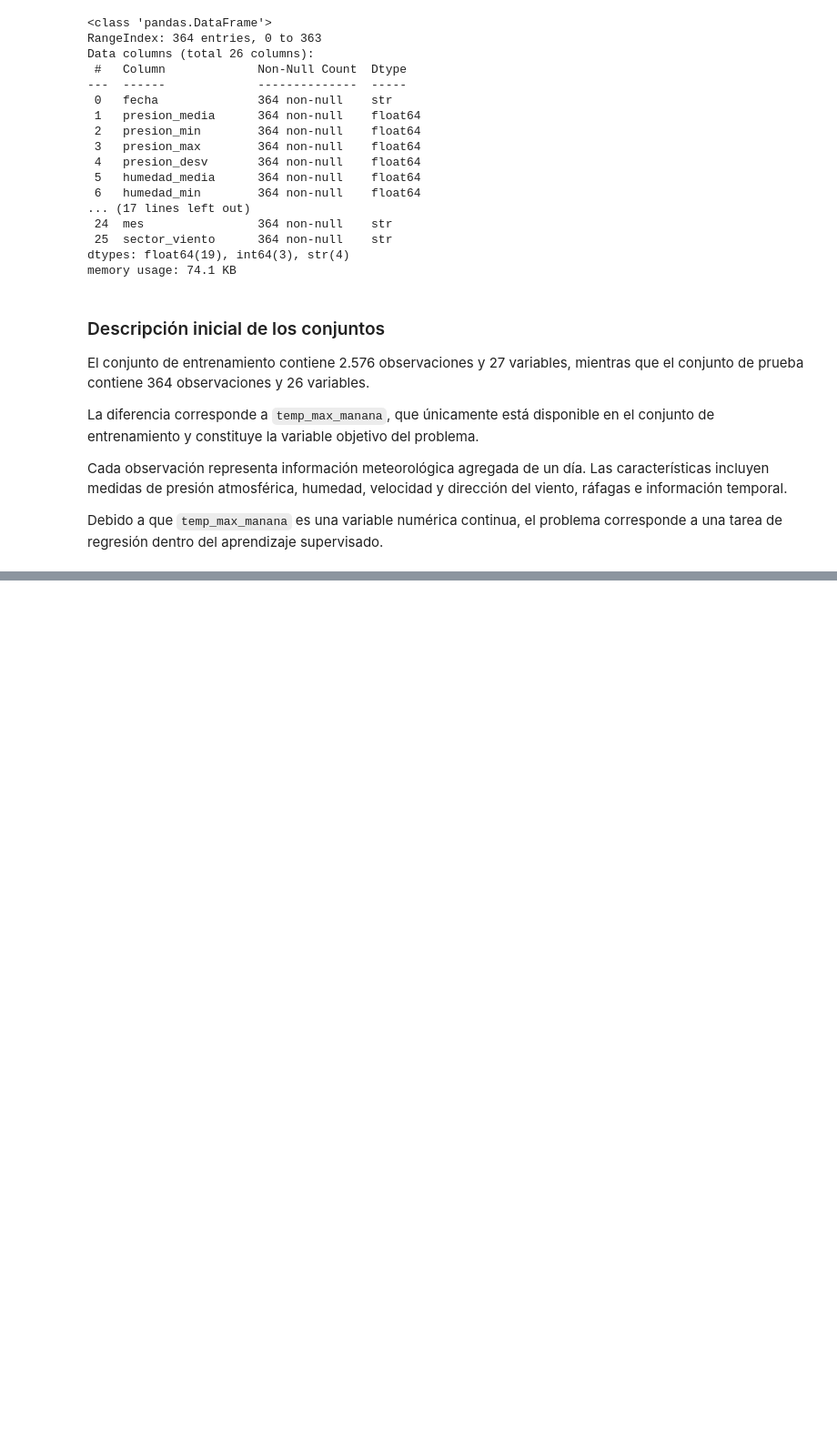
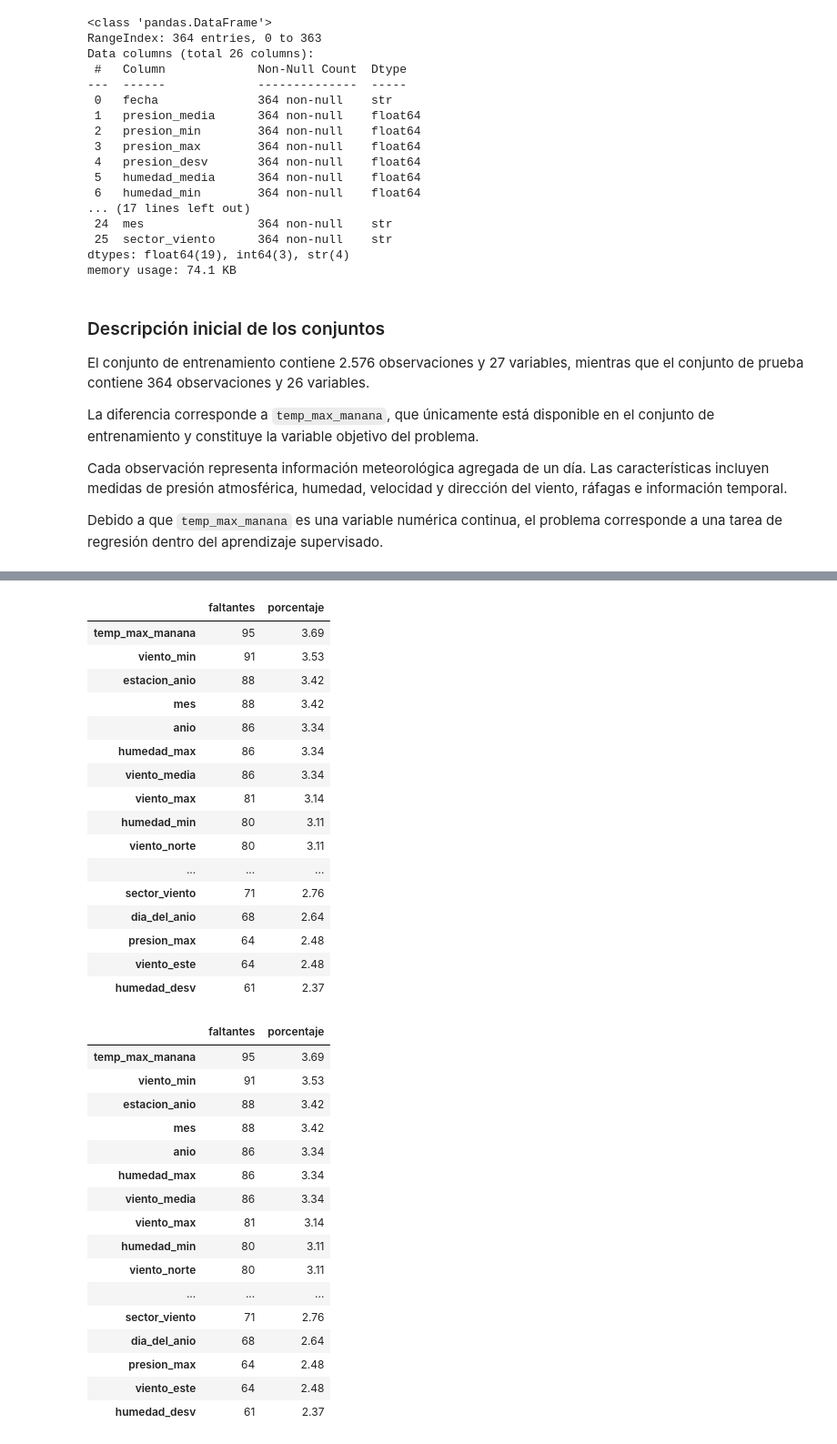
Before and after one commit to dazambrano2/MaterialDeClase-ISIS-2611, a Jupyter notebook: 202620/Laboratorios/L1/Lab1.ipynb, the cells around one changed output, grey strips where cells are left out. Shown at 91% size. Drawn from its saved outputs; the diff is of its cells as text; code cells hidden in the pictures; blank space fills up the shorter version.

```diff
--- a/202620/Laboratorios/L1/Lab1.ipynb
+++ b/202620/Laboratorios/L1/Lab1.ipynb
@@ -126,0 +171,56 @@ Debido a que `temp_max_manana` es una variable numérica continua, el problema c
+# %%
+faltantes = datos.isna().sum()
+
+porcentaje_faltantes = (
+    datos.isna().mean() * 100
+).round(2)
+
+resumen_faltantes = pd.DataFrame({
+    "faltantes": faltantes,
+    "porcentaje": porcentaje_faltantes
+})
+
+resumen_faltantes = (
+    resumen_faltantes
+    .sort_values("porcentaje", ascending=False)
+)
+
+display(resumen_faltantes)
+
+# Variables con al menos un valor faltante.
+resumen_faltantes[resumen_faltantes["faltantes"] > 0]
+# %% [output]
+|  | faltantes | porcentaje |
+| temp_max_manana | 95 | 3.69 |
+| viento_min | 91 | 3.53 |
+| estacion_anio | 88 | 3.42 |
+| mes | 88 | 3.42 |
+| anio | 86 | 3.34 |
+| humedad_max | 86 | 3.34 |
+| viento_media | 86 | 3.34 |
+| viento_max | 81 | 3.14 |
+| humedad_min | 80 | 3.11 |
+| viento_norte | 80 | 3.11 |
+| ... | ... | ... |
+| sector_viento | 71 | 2.76 |
+| dia_del_anio | 68 | 2.64 |
+| presion_max | 64 | 2.48 |
+| viento_este | 64 | 2.48 |
+| humedad_desv | 61 | 2.37 |
+|  | faltantes | porcentaje |
+| temp_max_manana | 95 | 3.69 |
+| viento_min | 91 | 3.53 |
+| estacion_anio | 88 | 3.42 |
+| mes | 88 | 3.42 |
+| anio | 86 | 3.34 |
+| humedad_max | 86 | 3.34 |
+| viento_media | 86 | 3.34 |
+| viento_max | 81 | 3.14 |
+| humedad_min | 80 | 3.11 |
+| viento_norte | 80 | 3.11 |
+| ... | ... | ... |
+| sector_viento | 71 | 2.76 |
+| dia_del_anio | 68 | 2.64 |
+| presion_max | 64 | 2.48 |
+| viento_este | 64 | 2.48 |
+| humedad_desv | 61 | 2.37 |
```
Also changed, not shown: parts of 18 cells of this notebook.
